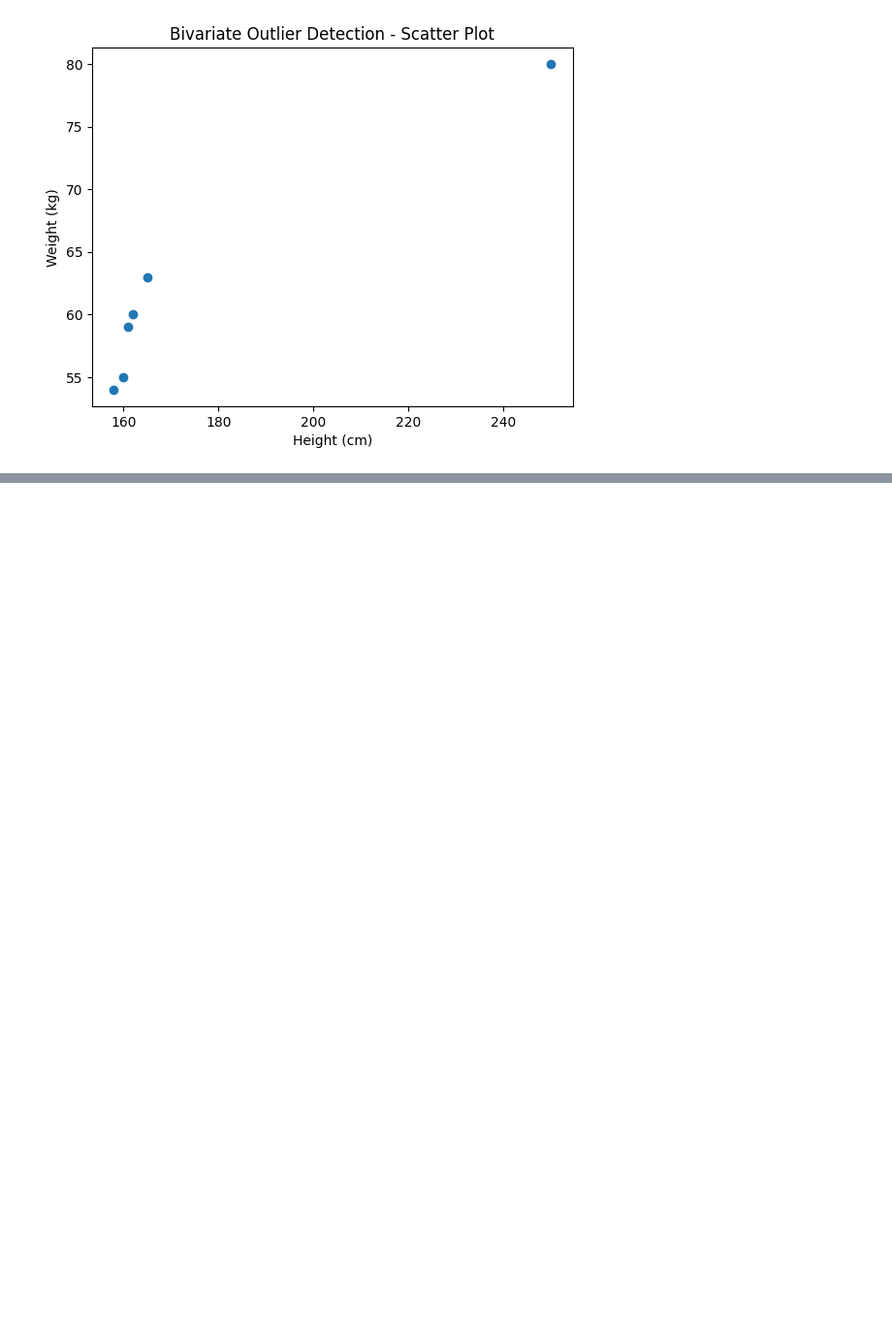
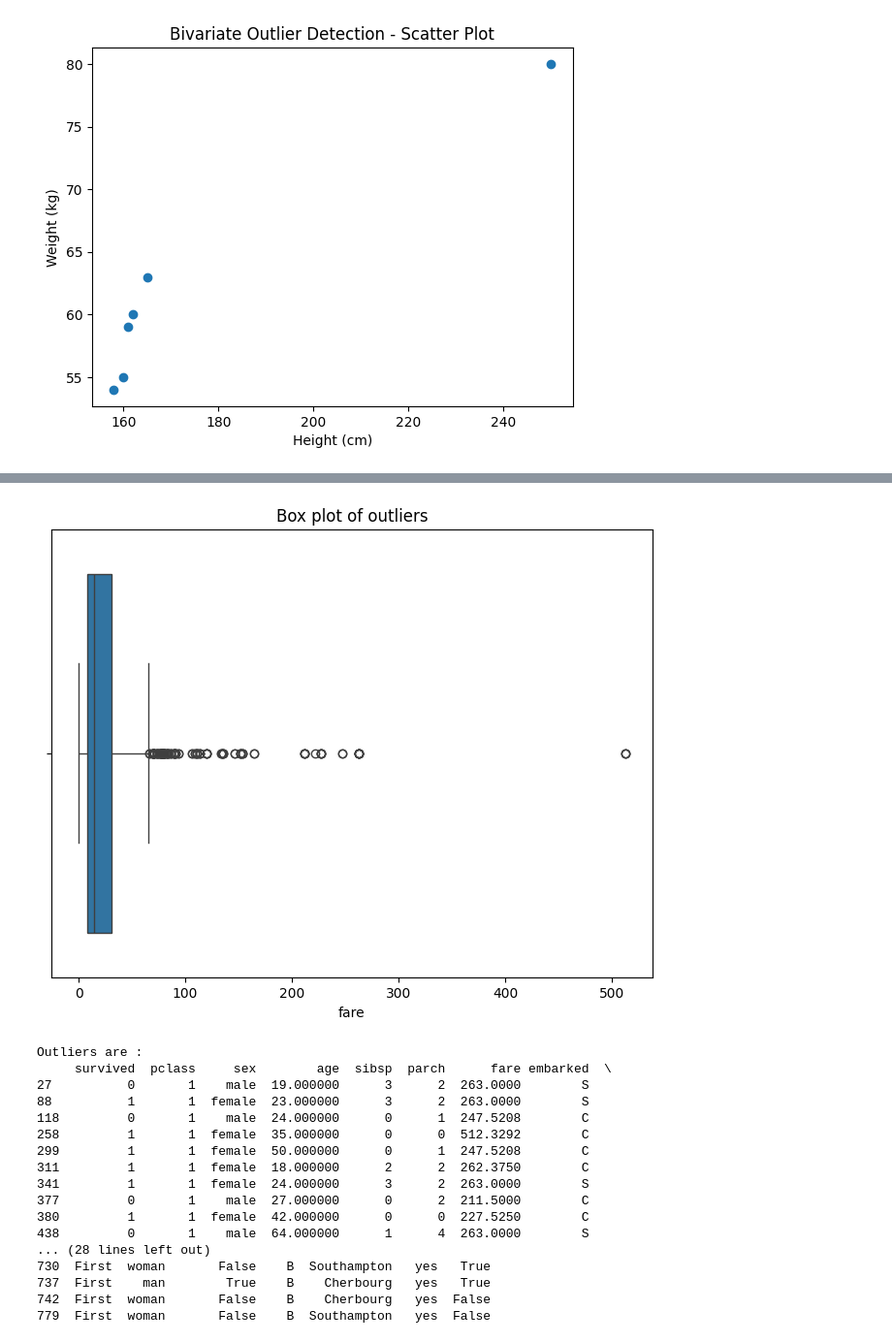
Before and after one commit to chinmayhandi/chinmay, a Jupyter notebook: AIML_Lab_Exercise.ipynb, the cells around one changed output, grey strips where cells are left out. Shown at 97% size. Drawn from its saved outputs; the diff is of its cells as text; code cells hidden in the pictures; blank space fills up the shorter version.

```diff
--- a/AIML_Lab_Exercise.ipynb
+++ b/AIML_Lab_Exercise.ipynb
@@ -3040,0 +3162,17 @@ plt.show()
+# %%
+# Find the null values and fill new data with mean.
+
+import pandas as pd
+df = sns.load_dataset("titanic")
+null_age=df['age'].isnull().sum()
+null_fare=df['fare'].isnull().sum()
+mean_age=df['age'].mean()
+mean_fare=df['fare'].mean()
+df['age'].fillna(mean_age,inplace=True)
+df['fare'].fillna(mean_fare,inplace=True)
+null_age_after=df['age'].isnull().sum()
+null_fare_after=df['fare'].isnull().sum()
+print("Null values in age before :",null_age)
+print("Null values in age after :",null_age_after)
+print("Null values in fare before :",null_fare)
+print("Null values in fare after :",null_fare_after)
@@ -3040,0 +3196,35 @@ plt.show()
+# %%
+# Detect the Outliers using z-score method and spot the Outliers using boxplot.
+
+from scipy import stats
+import seaborn as sns
+import matplotlib.pyplot as plt
+
+plt.figure(figsize=(8,6))
+sns.boxplot(x=df['fare'])
+plt.title("Box plot of outliers")
+plt.show()
+zscore=stats.zscore(df['fare'])
+threshold=3
+zscore_outliers=df[abs(zscore)>threshold]
+print("Outliers are :")
+print(zscore_outliers)
+# %% [output]
+[figure, added]
+Outliers are :
+     survived  pclass     sex        age  sibsp  parch      fare embarked  \
+27          0       1    male  19.000000      3      2  263.0000        S
+88          1       1  female  23.000000      3      2  263.0000        S
+118         0       1    male  24.000000      0      1  247.5208        C
+258         1       1  female  35.000000      0      0  512.3292        C
+299         1       1  female  50.000000      0      1  247.5208        C
+311         1       1  female  18.000000      2      2  262.3750        C
+341         1       1  female  24.000000      3      2  263.0000        S
+377         0       1    male  27.000000      0      2  211.5000        C
+380         1       1  female  42.000000      0      0  227.5250        C
+438         0       1    male  64.000000      1      4  263.0000        S
+... (28 lines left out)
+730  First  woman       False    B  Southampton   yes   True
+737  First    man        True    B    Cherbourg   yes   True
+742  First  woman       False    B    Cherbourg   yes  False
+779  First  woman       False    B  Southampton   yes  False
```
Also changed, not shown: parts of 9 cells of this notebook.
